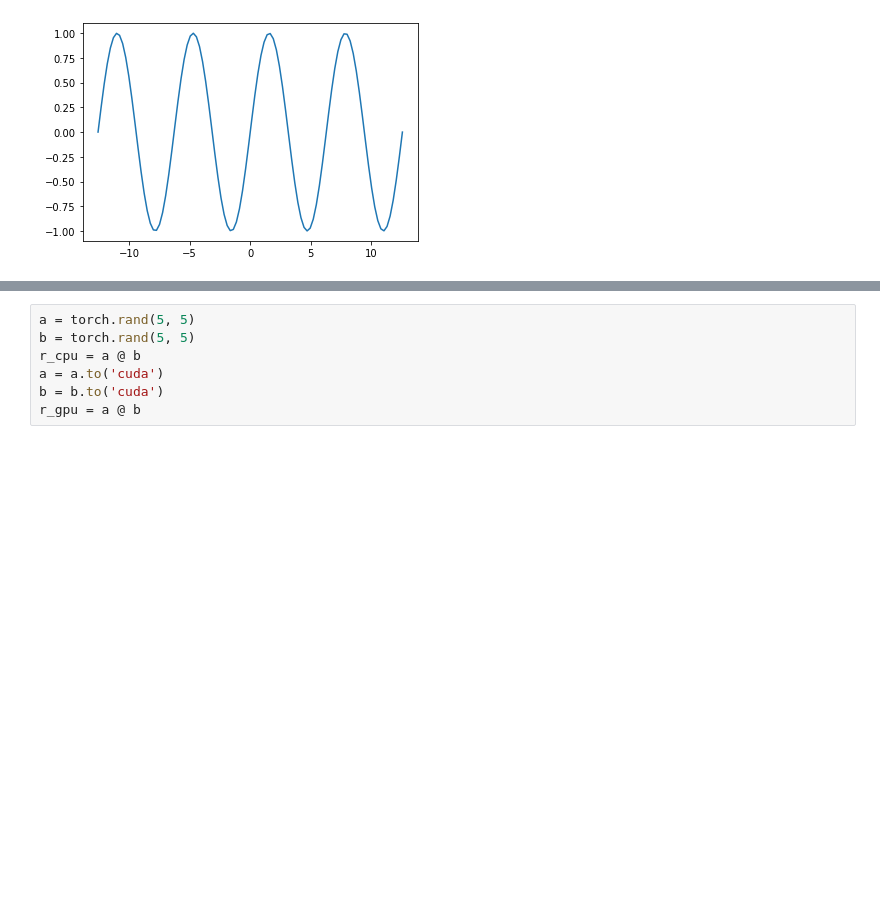
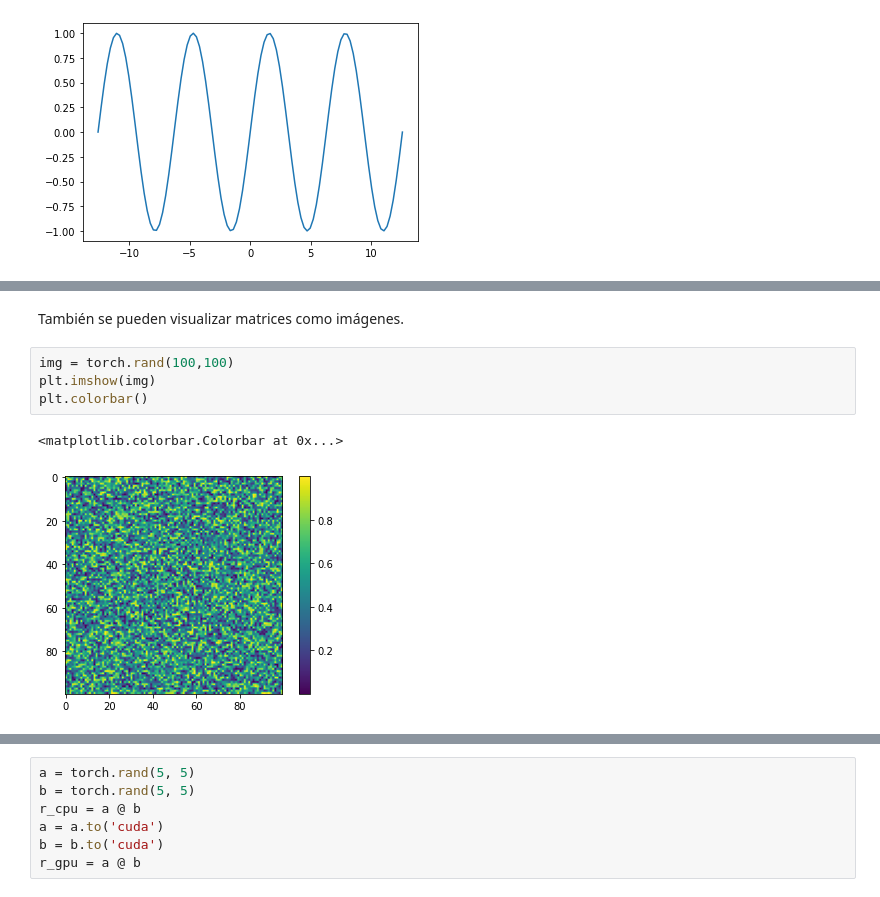
Before and after one commit to rusamentiaga/pytorch-test, a Jupyter notebook: 1_tensors.ipynb, the cells around one changed output, grey strips where cells are left out. Drawn from its saved outputs; the diff is of its cells as text; blank space fills up the shorter version.

```diff
--- a/1_tensors.ipynb
+++ b/1_tensors.ipynb
@@ -372,0 +355,9 @@ tensor([[3., 3., 3.],
+# %% [markdown]
+También se pueden visualizar matrices como imágenes.
+# %%
+img = torch.rand(100,100)
+plt.imshow(img)
+plt.colorbar()
+# %% [output]
+<matplotlib.colorbar.Colorbar at 0x...>
+[figure, added]
```
Also changed, not shown: parts of 42 cells of this notebook.
